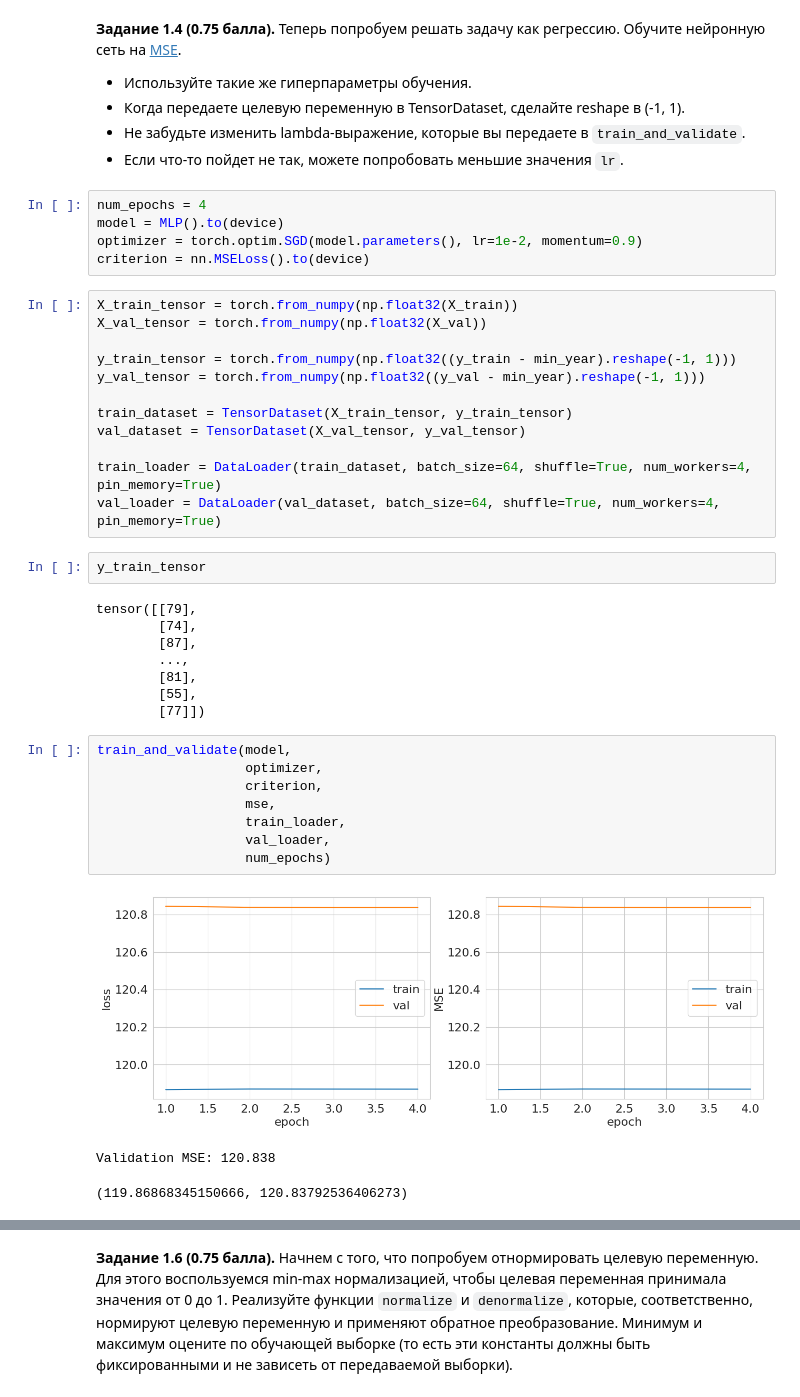
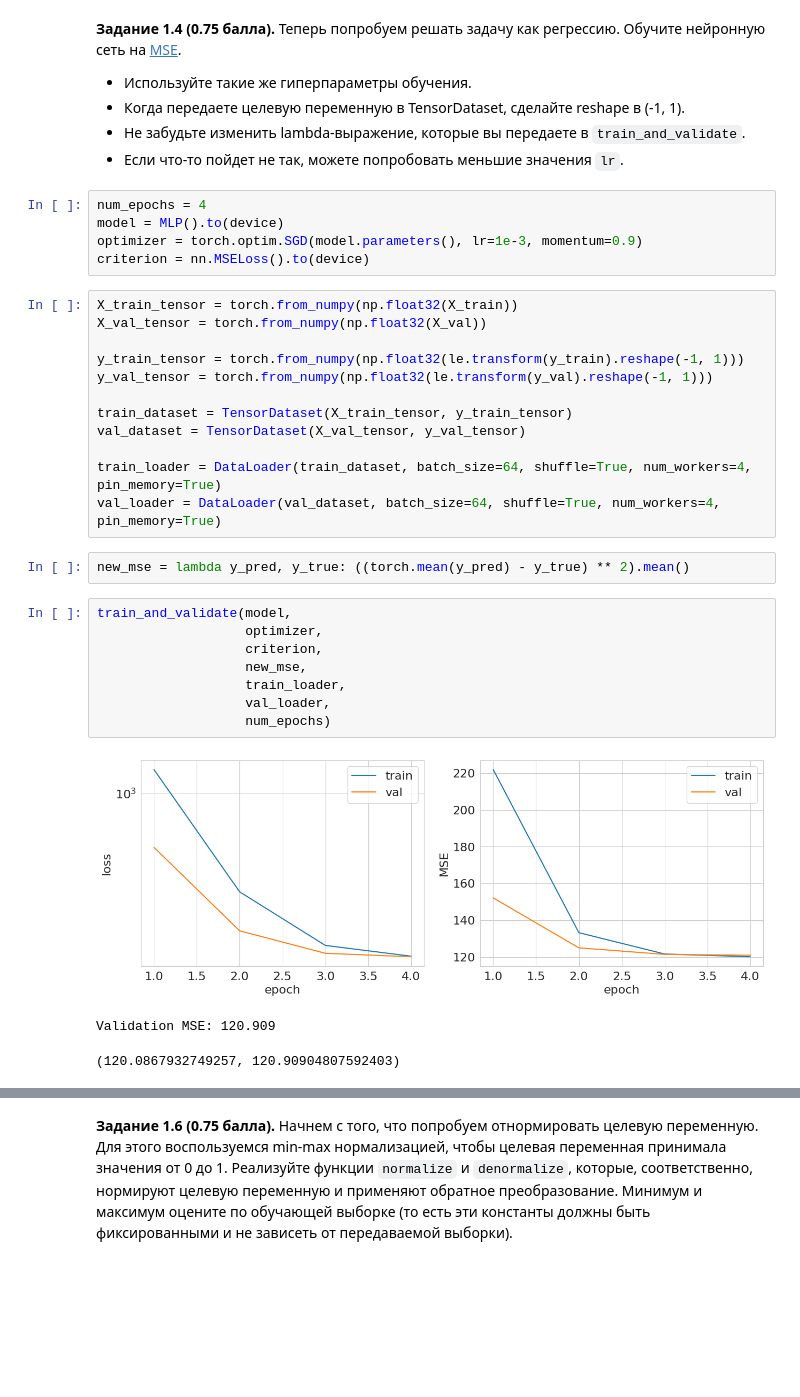
Before and after one commit to Kulikov17/MLDS_DL, a Jupyter notebook: HW1/mlp-light.ipynb, the cells around one changed output, grey strips where cells are left out. Saved outputs shown, nothing was run; the diff lists cells and outputs as text; blank space fills up the shorter version.

```diff
--- a/HW1/mlp-light.ipynb
+++ b/HW1/mlp-light.ipynb
@@ -353,42 +353,34 @@ Validation MSE: 5306.590
 # %%
 num_epochs = 4
 model = MLP().to(device)
-optimizer = torch.optim.SGD(model.parameters(), lr=1e-2, momentum=0.9)
+optimizer = torch.optim.SGD(model.parameters(), lr=1e-3, momentum=0.9)
 criterion = nn.MSELoss().to(device)
 # %%
 X_train_tensor = torch.from_numpy(np.float32(X_train))
 X_val_tensor = torch.from_numpy(np.float32(X_val))
 
-y_train_tensor = torch.from_numpy(np.float32((y_train - min_year).reshape(-1, 1)))
-y_val_tensor = torch.from_numpy(np.float32((y_val - min_year).reshape(-1, 1)))
+y_train_tensor = torch.from_numpy(np.float32(le.transform(y_train).reshape(-1, 1)))
+y_val_tensor = torch.from_numpy(np.float32(le.transform(y_val).reshape(-1, 1)))
 
 train_dataset = TensorDataset(X_train_tensor, y_train_tensor)
 val_dataset = TensorDataset(X_val_tensor, y_val_tensor)
 
 train_loader = DataLoader(train_dataset, batch_size=64, shuffle=True, num_workers=4, pin_memory=True)
 val_loader = DataLoader(val_dataset, batch_size=64, shuffle=True, num_workers=4, pin_memory=True)
-# %%
-y_train_tensor
-# %% [output]
-tensor([[79],
-        [74],
-        [87],
-        ...,
-        [81],
-        [55],
-        [77]])
+# %%
+new_mse = lambda y_pred, y_true: ((torch.mean(y_pred) - y_true) ** 2).mean()
 # %%
 train_and_validate(model,
                    optimizer,
                    criterion,
-                   mse,
+                   new_mse,
                    train_loader,
                    val_loader,
                    num_epochs)
 # %% [output]
-[figure, old version]
+[figure, new version]
-Validation MSE: 120.838
+Validation MSE: 120.909
-(119.86868345150666, 120.83792536406273)
+(120.0867932749257, 120.90904807592403)
 # %% [markdown]
 **Задание 1.5 (0.5 балла).** Получилось ли у вас стабилизировать обучение? Помогли ли меньшие значения `lr`? Стало ли лучше от замены классификации на регрессию? Как вы думаете, почему так происходит? В качестве подсказки можете посмотреть на распределение целевой переменной и магнитуду значений признаков.
 
```
Also changed, not shown: parts of 9 cells of this notebook.
